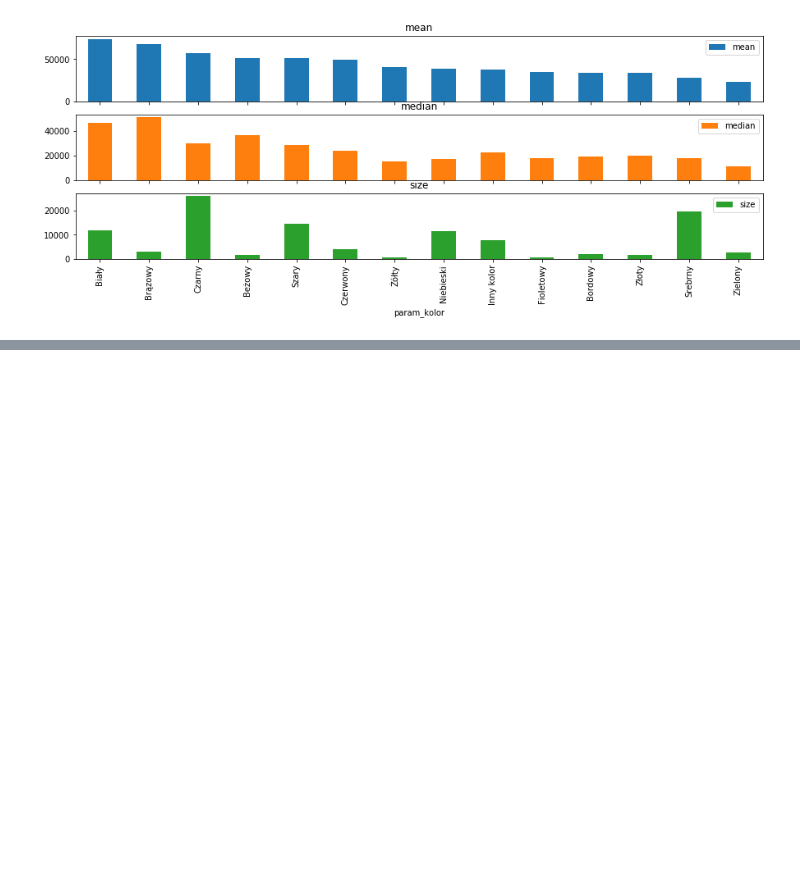
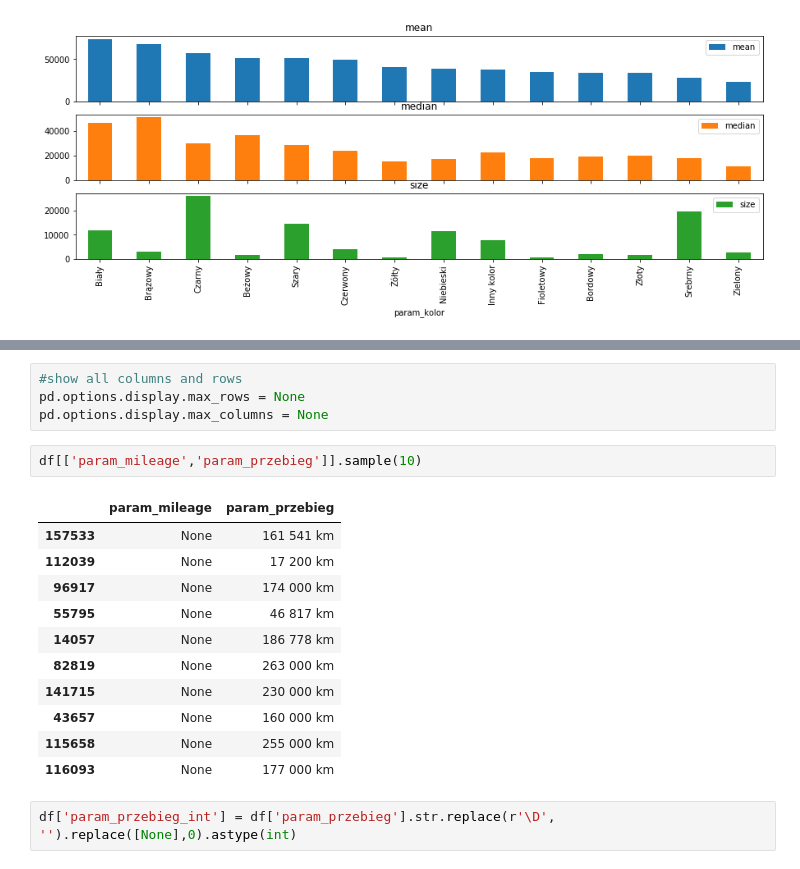
Before and after one commit to agotukie/dw_matrix_car, a Jupyter notebook: day2_visualisation.ipynb, the cells around one changed output, grey strips where cells are left out. Saved outputs shown, nothing was run; the diff lists cells and outputs as text; blank space fills up the shorter version.

```diff
--- a/day2_visualisation.ipynb
+++ b/day2_visualisation.ipynb
@@ -142,0 +147,20 @@ group_and_barplot('param_kolor', feat_sort = 'mean');
+# %%
+#show all columns and rows
+pd.options.display.max_rows = None
+pd.options.display.max_columns = None
+# %%
+df[['param_mileage','param_przebieg']].sample(10)
+# %% [output]
+|  | param_mileage | param_przebieg |
+| 157533 | None | 161 541 km |
+| 112039 | None | 17 200 km |
+| 96917 | None | 174 000 km |
+| 55795 | None | 46 817 km |
+| 14057 | None | 186 778 km |
+| 82819 | None | 263 000 km |
+| 141715 | None | 230 000 km |
+| 43657 | None | 160 000 km |
+| 115658 | None | 255 000 km |
+| 116093 | None | 177 000 km |
+# %%
+df['param_przebieg_int'] = df['param_przebieg'].str.replace(r'\D', '').replace([None],0).astype(int)
```
Also changed, not shown: parts of 7 cells of this notebook.
